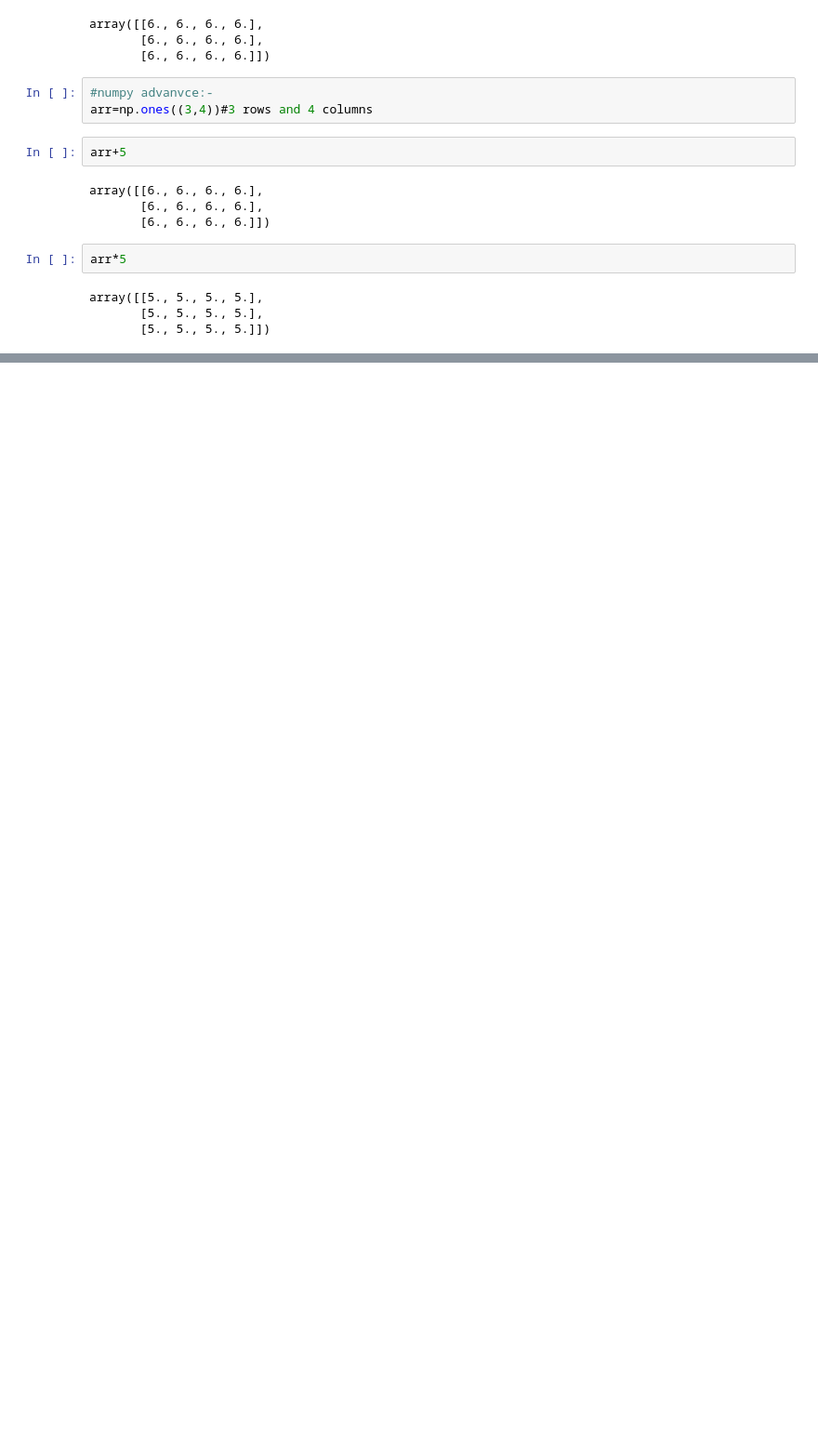
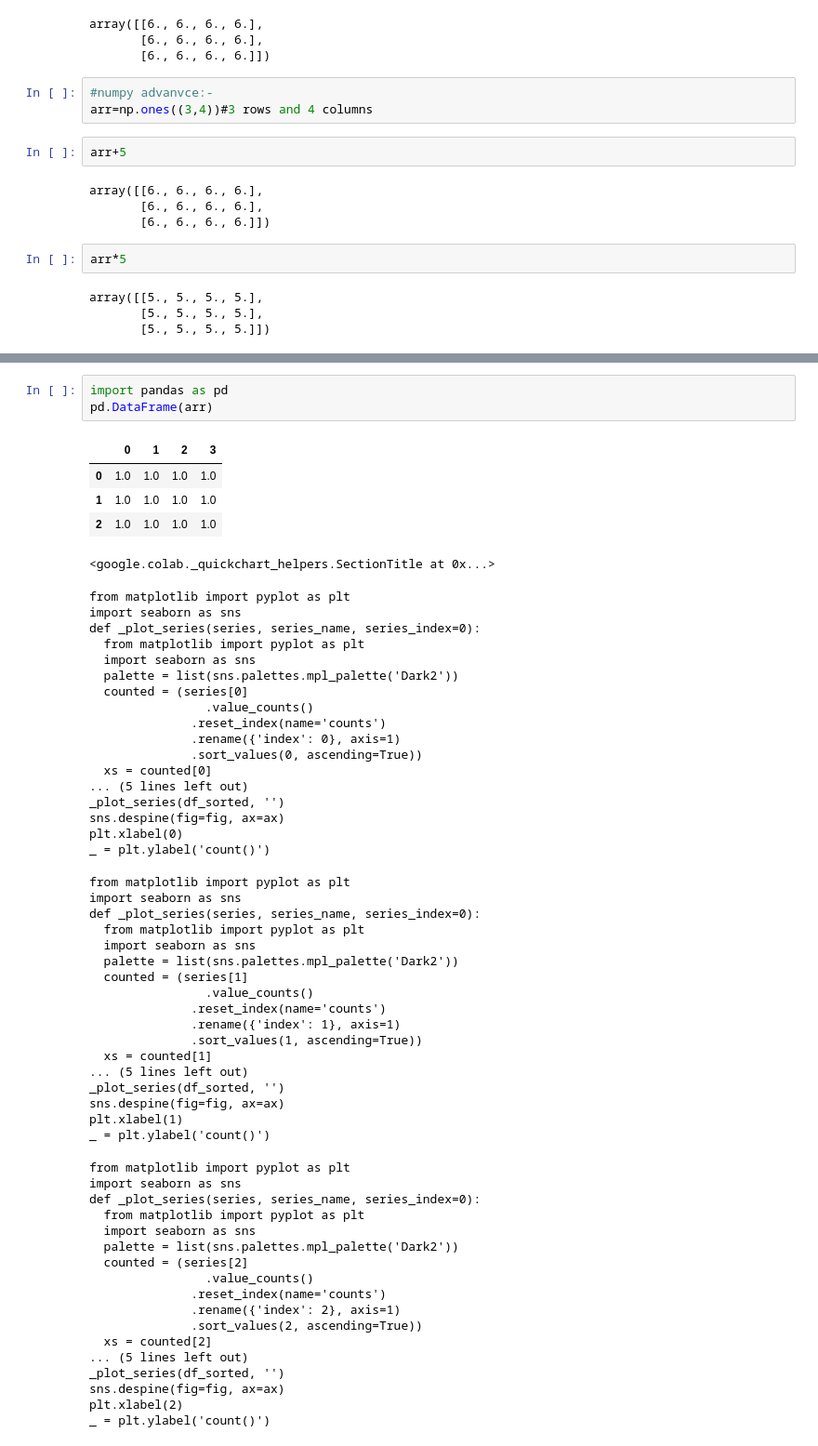
Before and after one commit to omkarpattnaik8080/NUMPY01, a Jupyter notebook: NumpyComplete.ipynb, the cells around one changed output, grey strips where cells are left out. Shown at 93% size. Drawn from its saved outputs; the diff is of its cells as text; blank space fills up the shorter version.

```diff
--- a/NumpyComplete.ipynb
+++ b/NumpyComplete.ipynb
@@ -226,0 +246,60 @@ array([[4.93933067e-310, 0.00000000e+000, 0.00000000e+000,
+# %%
+import pandas as pd
+pd.DataFrame(arr)
+# %% [output]
+|  | 0 | 1 | 2 | 3 |
+| 0 | 1.0 | 1.0 | 1.0 | 1.0 |
+| 1 | 1.0 | 1.0 | 1.0 | 1.0 |
+| 2 | 1.0 | 1.0 | 1.0 | 1.0 |
+<google.colab._quickchart_helpers.SectionTitle at 0x...>
+from matplotlib import pyplot as plt
+import seaborn as sns
+def _plot_series(series, series_name, series_index=0):
+  from matplotlib import pyplot as plt
+  import seaborn as sns
+  palette = list(sns.palettes.mpl_palette('Dark2'))
+  counted = (series[0]
+                .value_counts()
+              .reset_index(name='counts')
+              .rename({'index': 0}, axis=1)
+              .sort_values(0, ascending=True))
+  xs = counted[0]
+... (5 lines left out)
+_plot_series(df_sorted, '')
+sns.despine(fig=fig, ax=ax)
+plt.xlabel(0)
+_ = plt.ylabel('count()')
+from matplotlib import pyplot as plt
+import seaborn as sns
+def _plot_series(series, series_name, series_index=0):
+  from matplotlib import pyplot as plt
+  import seaborn as sns
+  palette = list(sns.palettes.mpl_palette('Dark2'))
+  counted = (series[1]
+                .value_counts()
+              .reset_index(name='counts')
+              .rename({'index': 1}, axis=1)
+              .sort_values(1, ascending=True))
+  xs = counted[1]
+... (5 lines left out)
+_plot_series(df_sorted, '')
+sns.despine(fig=fig, ax=ax)
+plt.xlabel(1)
+_ = plt.ylabel('count()')
+from matplotlib import pyplot as plt
+import seaborn as sns
+def _plot_series(series, series_name, series_index=0):
+  from matplotlib import pyplot as plt
+  import seaborn as sns
+  palette = list(sns.palettes.mpl_palette('Dark2'))
+  counted = (series[2]
+                .value_counts()
+              .reset_index(name='counts')
+              .rename({'index': 2}, axis=1)
+              .sort_values(2, ascending=True))
+  xs = counted[2]
+... (5 lines left out)
+_plot_series(df_sorted, '')
+sns.despine(fig=fig, ax=ax)
+plt.xlabel(2)
+_ = plt.ylabel('count()')
```
Also changed, not shown: parts of 5 cells of this notebook.
